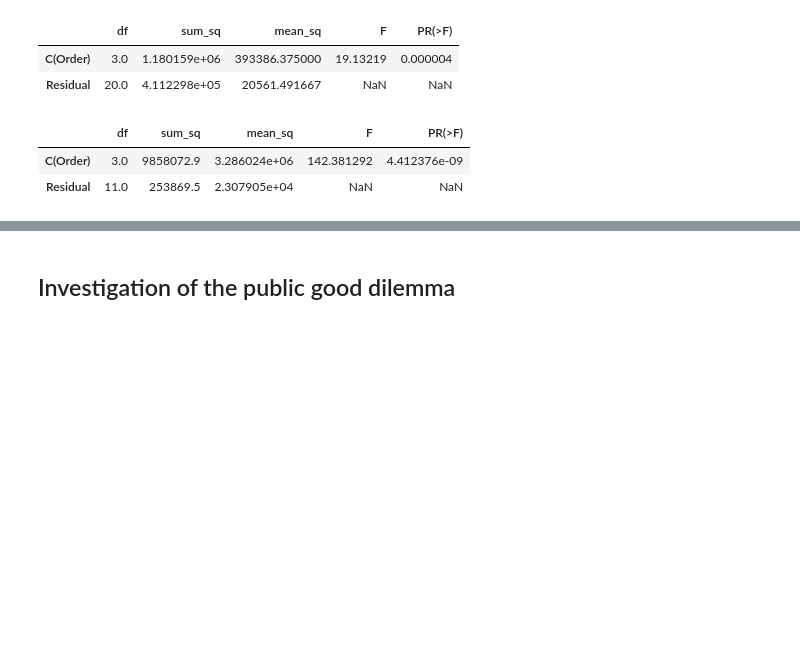
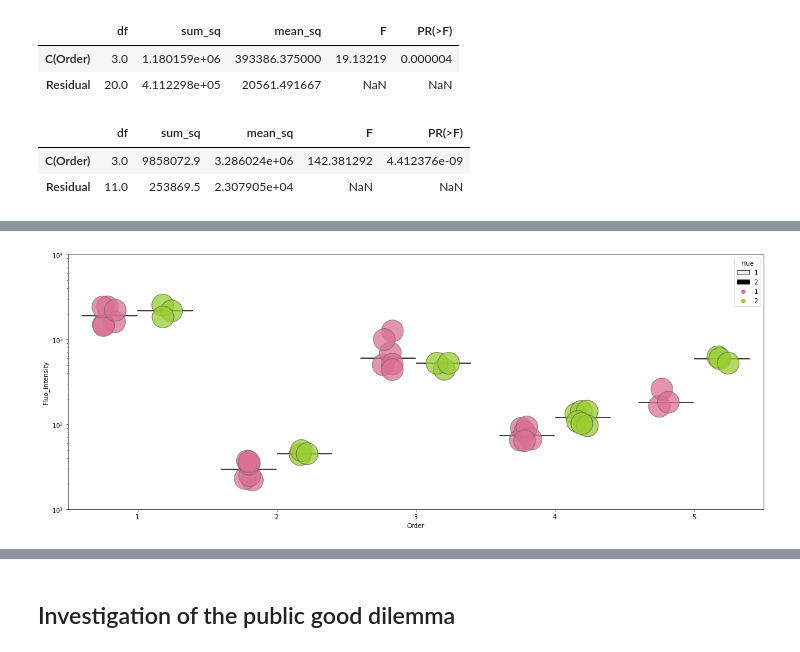
Before and after one commit to NSWlabDundee/Rosazza-et-al-2023-Extracellular-proteases-are-an-essential-public-good-supporting-B.-subtilis-growt, a Jupyter notebook: ExtracellularProteasesPublicGood.ipynb, the cells around one changed output, grey strips where cells are left out. Saved outputs shown, nothing was run; the diff lists cells and outputs as text; code cells hidden in the pictures; blank space fills up the shorter version.

```diff
--- a/ExtracellularProteasesPublicGood.ipynb
+++ b/ExtracellularProteasesPublicGood.ipynb
@@ -1293,0 +1368,77 @@ res.anova_summary
+# %%
+#IMPORT DATA
+transwell_intensity_MSbg = pd.read_csv(r"C:\Users\Thibault Rosazza\OneDrive - University of Dundee\Documents\_PhD_\Code\Jupyter_Notebooks\Data\TranswellIntensity_MSbg.csv")
+transwell_intensity_blank = transwell_intensity_MSbg[transwell_intensity_MSbg['Annotation'] == 'blank/blank']
+transwell_intensity_MSbg_2 = transwell_intensity_MSbg[transwell_intensity_MSbg['Annotation'] != 'blank/blank']
+
+blank_GFP = transwell_intensity_blank['GFP_median'].mean()+(2*transwell_intensity_blank['GFP_median'].std())
+blank_mKate = transwell_intensity_blank['mKate2_median'].mean()+(2*transwell_intensity_blank['mKate2_median'].std())
+
+transwell_intensity_MSbg_2['GFP_median'] - blank_GFP
+transwell_intensity_MSbg_2['mKate2_median'] - blank_mKate
+
+transwell_intensity_MSbg_2 = transwell_intensity_MSbg_2[(transwell_intensity_MSbg_2['Annotation'] != 'D8-GFP/blank')&(transwell_intensity_MSbg_2['Annotation'] != 'D8-mKate2/blank')]
+
+#ORDERING CONDITIONS
+order_1 = []
+hue_1 = []
+fluo_intensity_1 =[]
+for index, row in transwell_intensity_MSbg_2.iterrows():
+    if row['Annotation'] == 'WT-mKate2/WT-GFP':
+        order_1.append(1)
+        hue_1.append(1)
+        fluo_intensity_1.append(row['mKate2_median'])
+    elif row['Annotation'] == 'WT-GFP/WT-mKate2':
+        order_1.append(1)
+        hue_1.append(2)
+        fluo_intensity_1.append(row['GFP_median'])
+    elif row['Annotation'] == 'D8-mKate2/D8-GFP':
+        order_1.append(2)
+        hue_1.append(1)
+        fluo_intensity_1.append(row['mKate2_median'])
+    elif row['Annotation'] == 'D8-GFP/D8-mKate2':
+        order_1.append(2)
+        hue_1.append(2)
+        fluo_intensity_1.append(row['GFP_median'])
+    elif row['Annotation'] == 'D8-mKate2/WT-GFP':
+        order_1.append(3)
+        hue_1.append(1)
+        fluo_intensity_1.append(row['mKate2_median'])
+    elif row['Annotation'] == 'D8-GFP/WT-mKate2':
+        order_1.append(3)
+        hue_1.append(2)
+        fluo_intensity_1.append(row['GFP_median'])
+    elif row['Annotation'] == 'WT-mKate2/D8-GFP':
+        order_1.append(4)
+        hue_1.append(1)
+        fluo_intensity_1.append(row['mKate2_median'])
+    elif row['Annotation'] == 'WT-GFP/D8-mKate2':
+        order_1.append(4)
+        hue_1.append(2)
+        fluo_intensity_1.append(row['GFP_median'])
+    elif row['Annotation'] == 'WT-mKate2/blank':
+        order_1.append(5)
+        hue_1.append(1)
+        fluo_intensity_1.append(row['mKate2_median'])
+    elif row['Annotation'] == 'WT-GFP/blank':
+        order_1.append(5)
+        hue_1.append(2)
+        fluo_intensity_1.append(row['GFP_median'])
+transwell_intensity_MSbg_2['Order'] = order_1
+transwell_intensity_MSbg_2['Hue'] = hue_1
+transwell_intensity_MSbg_2['Fluo_intensity'] = fluo_intensity_1
+transwell_intensity_MSbg_2 = transwell_intensity_MSbg_2.dropna(subset=['Order'])
+
+fig, axs = plt.subplots(1,1, figsize=(20,7.5), sharey=False)
+
+sns.boxplot(x='Order', y='Fluo_intensity', hue='Hue', data=transwell_intensity_MSbg_2, whis=0, showbox=False, showcaps=False, showfliers=False, color='Black')
+sns.stripplot(x='Order', y='Fluo_intensity', hue='Hue', data=transwell_intensity_MSbg_2, dodge=True, s=35, linewidth=1, jitter=True, palette=['palevioletred','yellowgreen'], alpha=0.75)
+
+plt.yscale('log')
+plt.ylim(10,10000)
+
+plt.savefig(r"C:\Users\Thibault Rosazza\OneDrive - University of Dundee\Documents\_PhD_\Code\Jupyter_Notebooks\Figure\Transwell_MSbg.png", dpi = 300)
+plt.savefig(r"C:\Users\Thibault Rosazza\OneDrive - University of Dundee\Documents\_PhD_\Code\Jupyter_Notebooks\Figure\Transwell_MSbg.svg", dpi = 300)
+plt.show()
+# %% [output]
+[figure, added]
```
Also changed, not shown: parts of 4 cells of this notebook.
